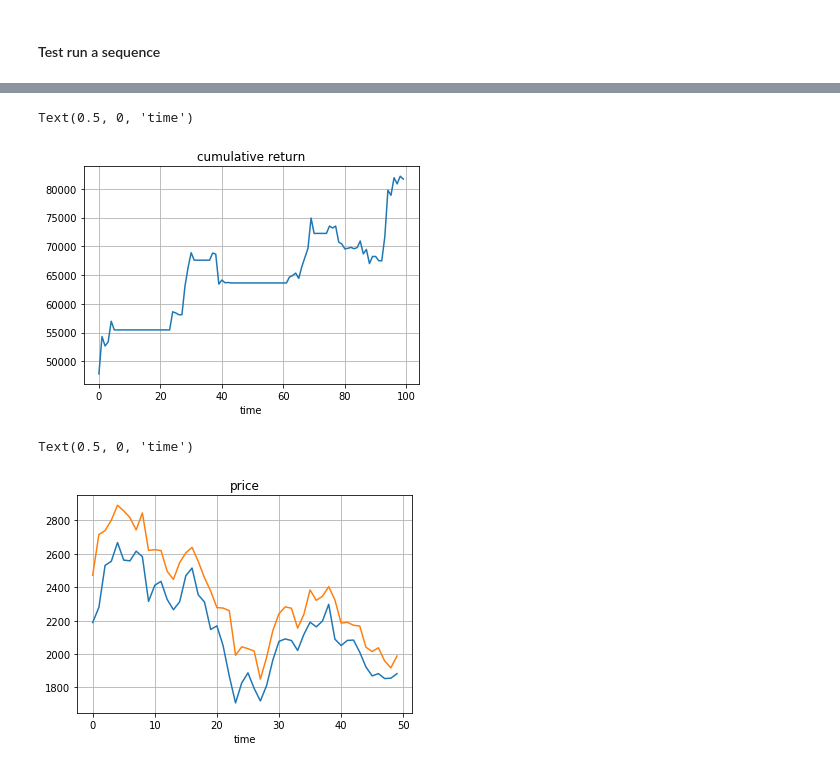
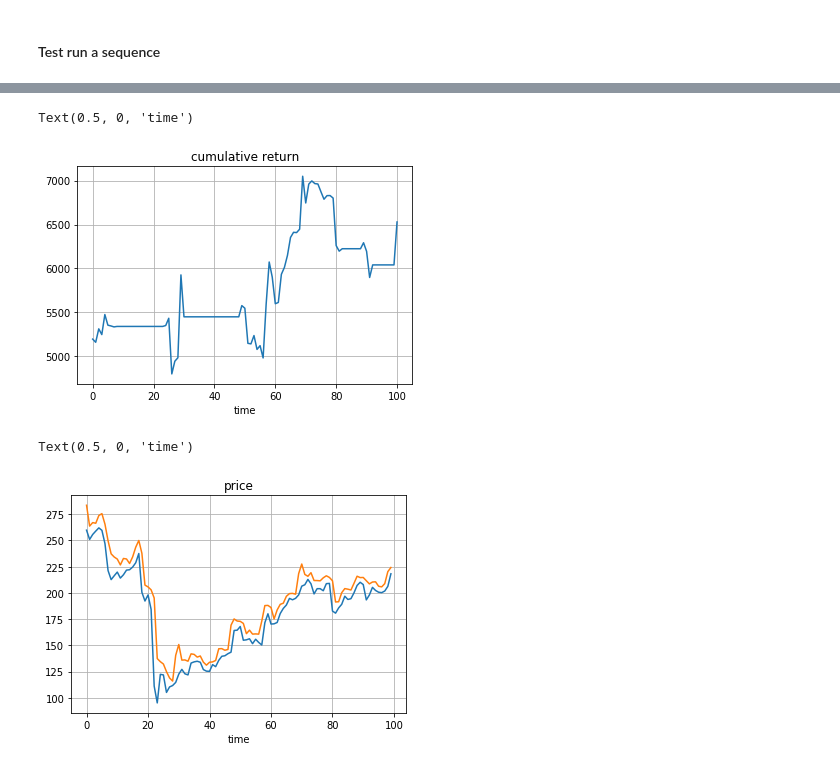
Before and after one commit to darwinlc/NeoFinRL, a Jupyter notebook: notebooks/crypto_test.ipynb, the cells around one changed output, grey strips where cells are left out. Saved outputs shown, nothing was run; the diff lists cells and outputs as text; code cells hidden in the pictures.

```diff
--- a/notebooks/crypto_test.ipynb
+++ b/notebooks/crypto_test.ipynb
@@ -54,7 +64,7 @@ from test_env.single_crypto_env import CryptoTradingEnv
 # %% [markdown]
 ### Setup env
 # %%
-stock_history_df = pd.read_csv('./ETH_hist.csv')
+stock_history_df = pd.read_csv('./ETH_hist_test.csv')
 # to prevent policy_vl = nan
 stock_history_df.fillna(1e-10, inplace = True)
 # %%
@@ -239,7 +249,7 @@ Mean: 1.4411203542787745; Min: 0.9973957209904446; Max 2.0985000767976154
 # %%
 test_config = dict()
 
-start_idx = 150
+start_idx = 50
 test_config['price_array'] = price_array[start_idx:]
 test_config['tech_array'] = tech_array[start_idx:]
 
@@ -297,12 +307,12 @@ plt.title('cumulative return')
 plt.xlabel('time')
 # %% [output]
 Text(0.5, 0, 'time')
-[figure, old version]
+[figure, new version]
 # %%
-plt.plot(test_config['price_array'][:50, 2:4], label='px')
+plt.plot(test_config['price_array'][:100, 2:4], label='px')
 plt.grid()
 plt.title('price')
 plt.xlabel('time')
 # %% [output]
 Text(0.5, 0, 'time')
-[figure, old version]
+[figure, new version]
```
Also changed, not shown: parts of 9 cells of this notebook, 2 other files.
